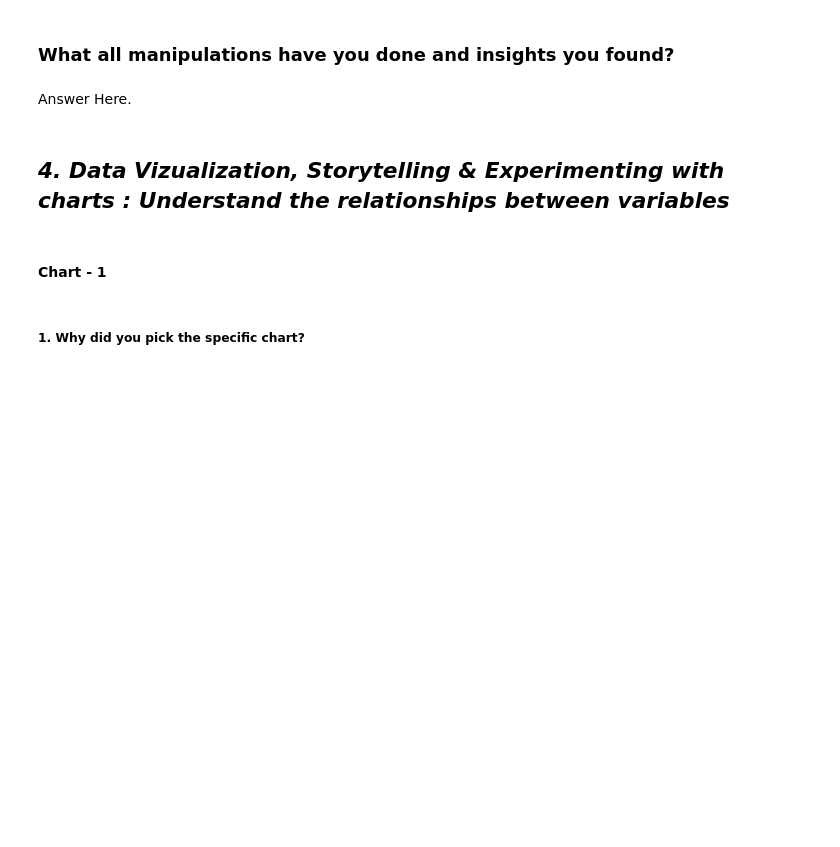
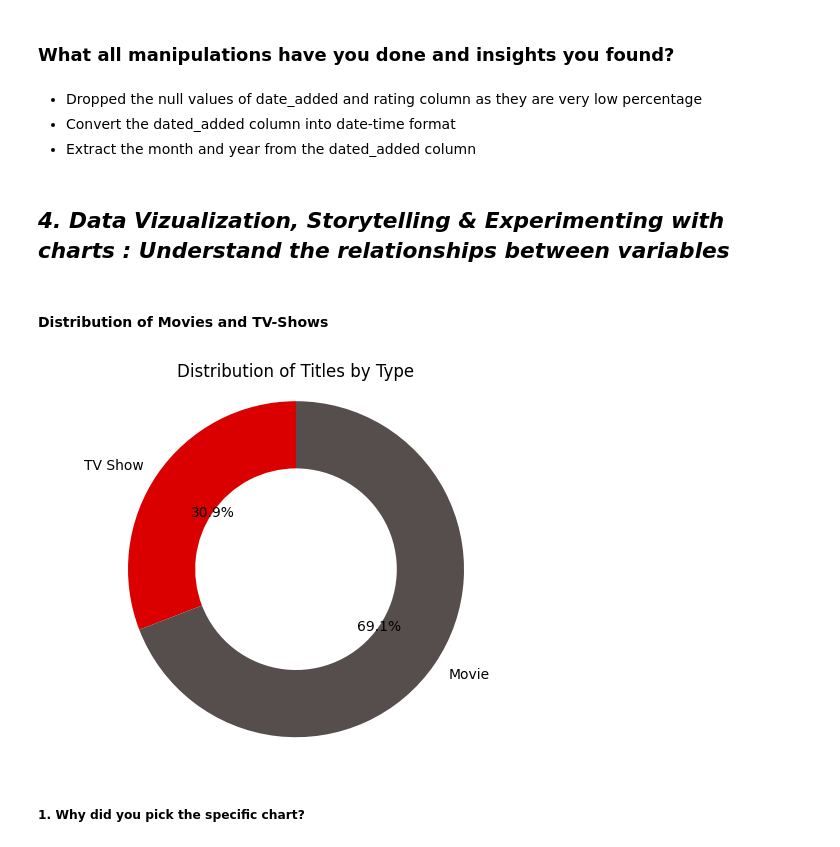
Before and after one commit to sabitendu/Capstone_Project_On_Netflix_Movies_And_TV-Shows_Clustering, a Jupyter notebook: NETFLIX_MOVIES_AND_TV_SHOWS_CLUSTERING.ipynb, the cells around one changed output. Cells and saved outputs as stored; diff of their text form; code cells hidden in the pictures; blank space fills up the shorter version.

Commit message:
Data wrangling and EDA

```diff
--- a/NETFLIX_MOVIES_AND_TV_SHOWS_CLUSTERING.ipynb
+++ b/NETFLIX_MOVIES_AND_TV_SHOWS_CLUSTERING.ipynb
@@ -286,0 +285,5 @@ No. of unique values in description is 7769
+# %%
+# Remove null values in date_added.
+df.dropna(subset=['date_added'], inplace=True)
+# Remove null values in rating.
+df.dropna(subset=['rating'], inplace=True)
@@ -286,0 +294,6 @@ No. of unique values in description is 7769
+# %%
+# Convert 'date_added' column to datetime
+df['date_added'] = pd.to_datetime(df['date_added'])
+# Extract month and year from 'date_added'
+df['added_year'] = df['date_added'].dt.year
+df['added_month'] = df['date_added'].dt.month
@@ -287,8 +309,8 @@ No. of unique values in description is 7769
 # %% [markdown]
 ### What all manipulations have you done and insights you found?
-# %% [markdown]
-Answer Here.
+# %% [markdown]
+* Dropped the null values of date_added and rating column as they are very low percentage
+* Convert the dated_added column into date-time format
+* Extract the month and year from the dated_added column
 # %% [markdown]
 ## ***4. Data Vizualization, Storytelling & Experimenting with charts : Understand the relationships between variables***
-# %% [markdown]
-#### Chart - 1
@@ -297,3 +317,31 @@ Answer Here.
+# %% [markdown]
+#### **Distribution of Movies and TV-Shows**
+# %%
+# Data
+types = df['type']
+colors = ['#db0000', '#564d4d']
+labels = ['TV Show', 'Movie']
+tv_show_count = df['type'].value_counts()['TV Show']
+movie_count = df['type'].value_counts()['Movie']
+
+# Create a pie chart
+fig, ax = plt.subplots()
+ax.pie(x=[tv_show_count, movie_count], labels=labels, autopct='%1.1f%%', startangle=90, wedgeprops=dict(width=0.4),colors=colors)
+
+# Draw a circle to make it a donut chart
+circle = plt.Circle((0, 0), 0.3, color='white')
+ax.add_artist(circle)
+
+# Set aspect ratio to equal to ensure the pie is drawn as a circle
+ax.axis('equal')
+
+# Title
+plt.title('Distribution of Titles by Type')
+
+# Display the chart
+plt.show()
+# %% [output]
+[figure, added]
 # %% [markdown]
 ##### 1. Why did you pick the specific chart?
 # %% [markdown]
```
Also changed, not shown: parts of 38 cells of this notebook.
